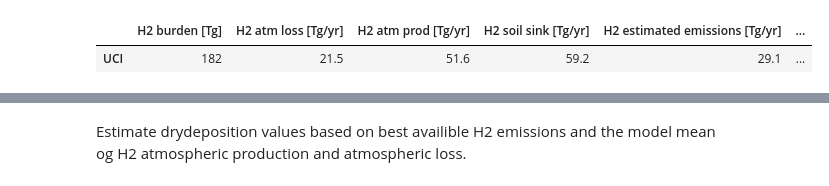
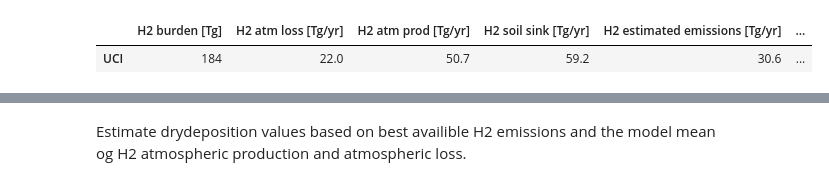
Before and after one commit to ciceroOslo/Hydrogen_GWP, a Jupyter notebook: budget_figure.ipynb, the cells around one changed output, grey strips where cells are left out. Cells and saved outputs as stored; diff of their text form; code cells hidden in the pictures.

```diff
--- a/budget_figure.ipynb
+++ b/budget_figure.ipynb
@@ -68,18 +68,18 @@ GFDL_nudge               1.00
 | WACCM | 195 | 29.0 | 33.9 | 73.0 | 68.1 | ... |
 # %%
 df_budget_uci = pd.DataFrame(index=['UCI'],columns=df_budget.columns)
-df_budget_uci['H2 burden [Tg]'] = 181.708
-df_budget_uci['H2 atm loss [Tg/yr]'] = 21.547
-df_budget_uci['H2 atm prod [Tg/yr]'] = 51.601
-df_budget_uci['H2 soil sink [Tg/yr]'] =  59.2
+df_budget_uci['H2 burden [Tg]'] = 183.6458 #181.708
+df_budget_uci['H2 atm loss [Tg/yr]'] = 22.04 #21.547
+df_budget_uci['H2 atm prod [Tg/yr]'] = 50.67 #51.601
+df_budget_uci['H2 soil sink [Tg/yr]'] =  59.2 #59.2
 df_budget_uci['H2 estimated emissions [Tg/yr]'] = df_budget_uci['H2 atm loss [Tg/yr]']+df_budget_uci['H2 soil sink [Tg/yr]']- df_budget_uci['H2 atm prod [Tg/yr]']
 df_budget_uci['H2 atm lifetime [yrs]'] = df_budget_uci['H2 burden [Tg]']/df_budget_uci['H2 atm loss [Tg/yr]']
 df_budget_uci['H2 soil sink lifetime [yrs]']= df_budget_uci['H2 burden [Tg]']/df_budget_uci['H2 soil sink [Tg/yr]']
 df_budget_uci['H2 total lifetime [yrs]'] =df_budget_uci['H2 burden [Tg]'] /(df_budget_uci['H2 soil sink [Tg/yr]']+df_budget_uci['H2 atm loss [Tg/yr]'])
 df_budget_uci
 # %% [output]
 |  | H2 burden [Tg] | H2 atm loss [Tg/yr] | H2 atm prod [Tg/yr] | H2 soil sink [Tg/yr] | H2 estimated emissions [Tg/yr] | ... |
-| UCI | 182 | 21.5 | 51.6 | 59.2 | 29.1 | ... |
+| UCI | 184 | 22.0 | 50.7 | 59.2 | 30.6 | ... |
 # %%
 df_budget = pd.concat([df_budget,df_budget_uci])
 df_budget
```
Also changed, not shown: parts of 3 cells of this notebook.
